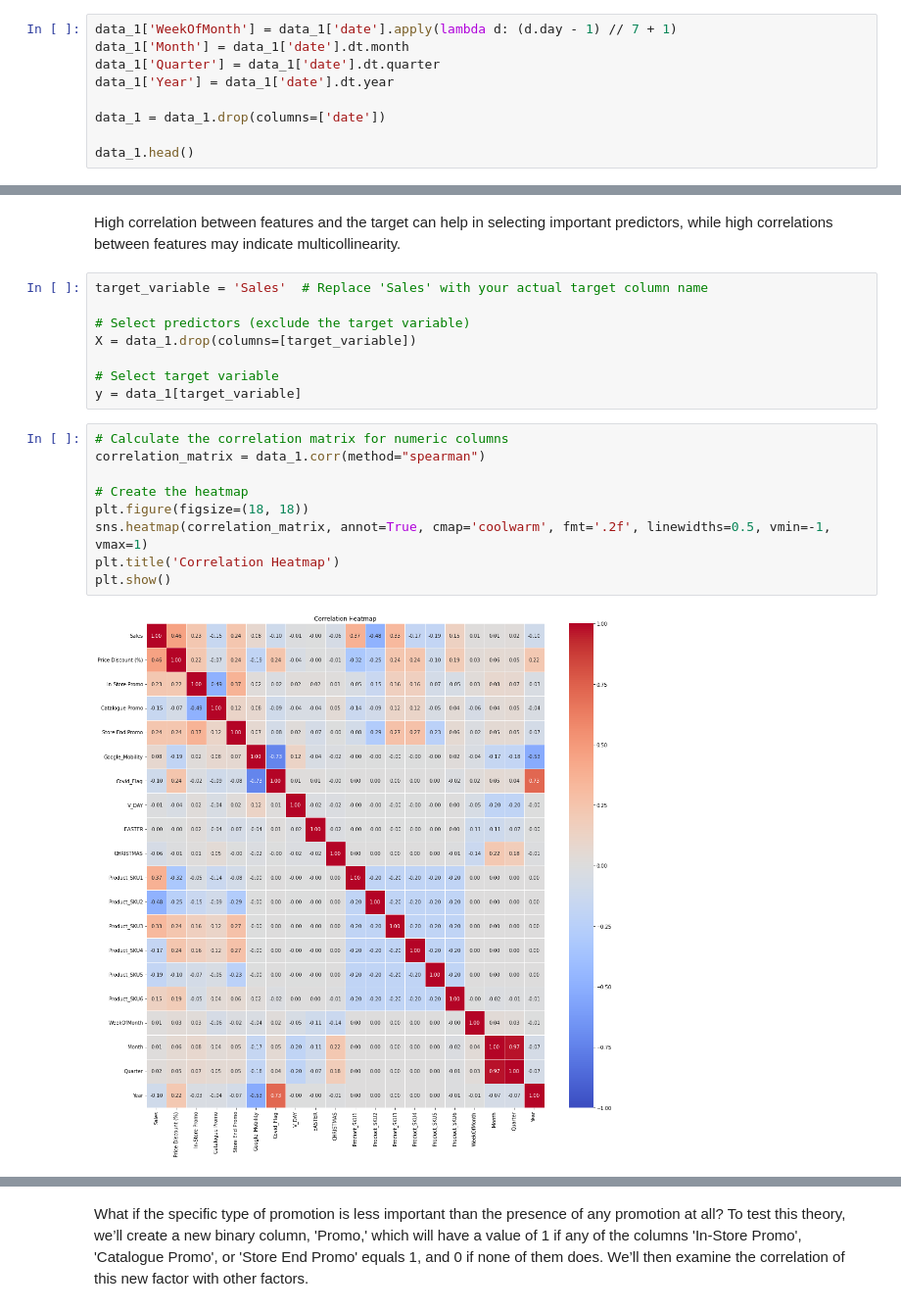
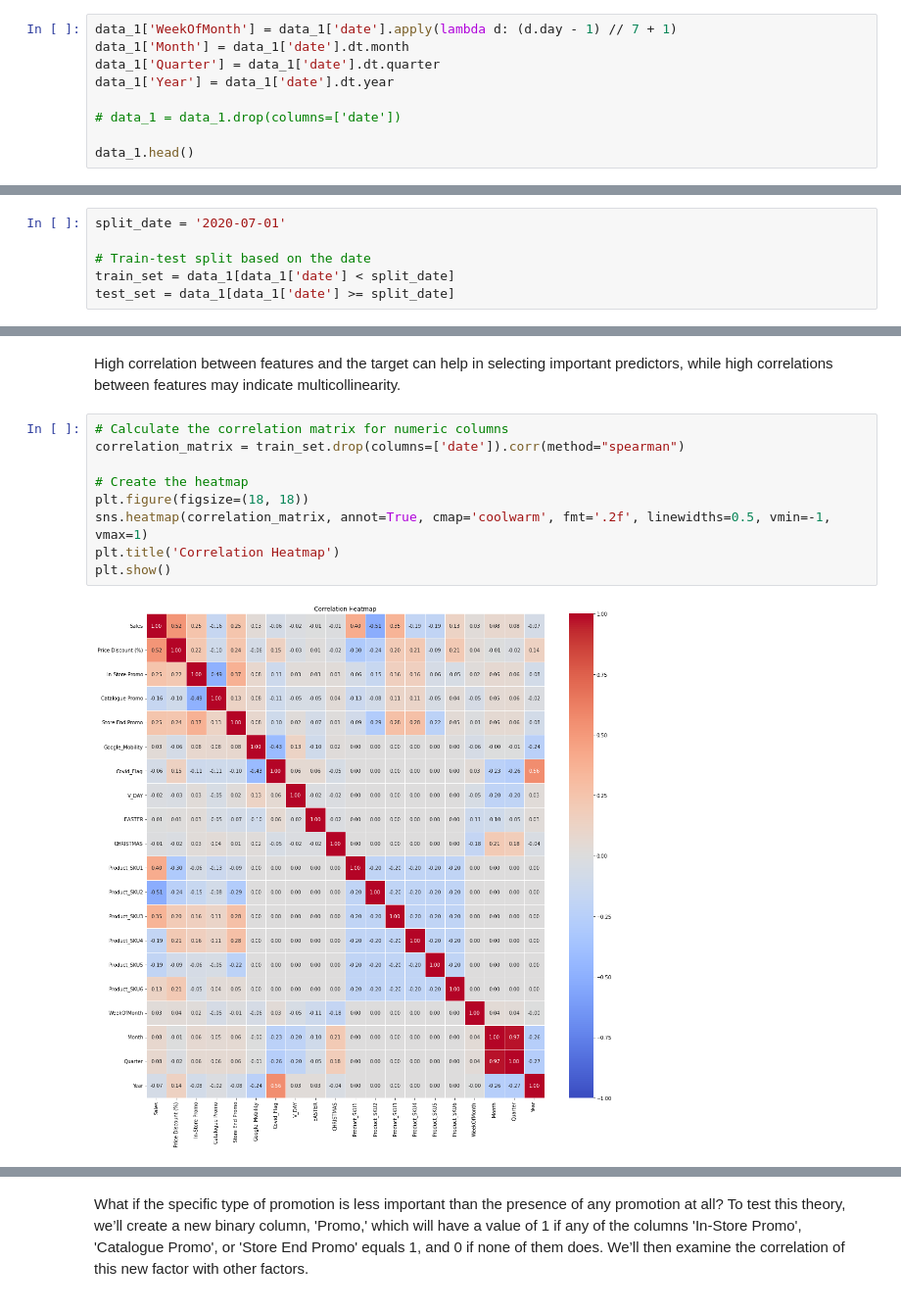
Before and after one commit to helenapanchenko/DS_Internship_Glacier, a Jupyter notebook: Week10/EDA.ipynb, the cells around one changed output, grey strips where cells are left out. Shown at 98% size. Saved outputs shown, nothing was run; the diff lists cells and outputs as text.

```diff
--- a/Week10/EDA.ipynb
+++ b/Week10/EDA.ipynb
@@ -96,7 +96,7 @@ data_1['Month'] = data_1['date'].dt.month
 data_1['Quarter'] = data_1['date'].dt.quarter
 data_1['Year'] = data_1['date'].dt.year
 
-data_1 = data_1.drop(columns=['date'])
+# data_1 = data_1.drop(columns=['date'])
 
 data_1.head()
 # %% [output]
@@ -227,26 +230,24 @@ Mann-Whitney U test p-value: 0.1407 - There is no significant difference between
+# %%
+split_date = '2020-07-01'
+
+# Train-test split based on the date
+train_set = data_1[data_1['date'] < split_date]
+test_set = data_1[data_1['date'] >= split_date]
 # %% [markdown]
 ## Correlation Analysis
 # %% [markdown]
 High correlation between features and the target can help in selecting important predictors, while high correlations between features may indicate multicollinearity.
-# %%
-target_variable = 'Sales'  # Replace 'Sales' with your actual target column name
-
-# Select predictors (exclude the target variable)
-X = data_1.drop(columns=[target_variable])
-
-# Select target variable
-y = data_1[target_variable]
 # %%
 # Calculate the correlation matrix for numeric columns
-correlation_matrix = data_1.corr(method="spearman")
+correlation_matrix = train_set.drop(columns=['date']).corr(method="spearman")
 
 # Create the heatmap
 plt.figure(figsize=(18, 18))
 sns.heatmap(correlation_matrix, annot=True, cmap='coolwarm', fmt='.2f', linewidths=0.5, vmin=-1, vmax=1)
 plt.title('Correlation Heatmap')
 plt.show()
 # %% [output]
-[figure, old version]
+[figure, new version]
 # %% [markdown]
 Conclusion
 
```
Also changed, not shown: parts of 9 cells of this notebook, 4 other files.
